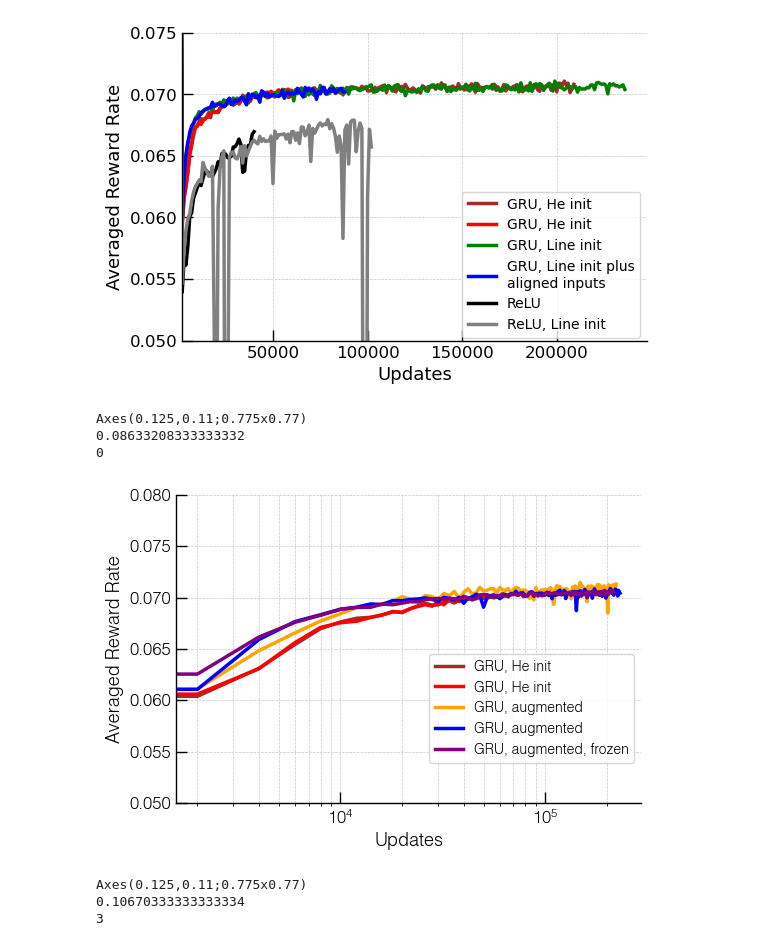
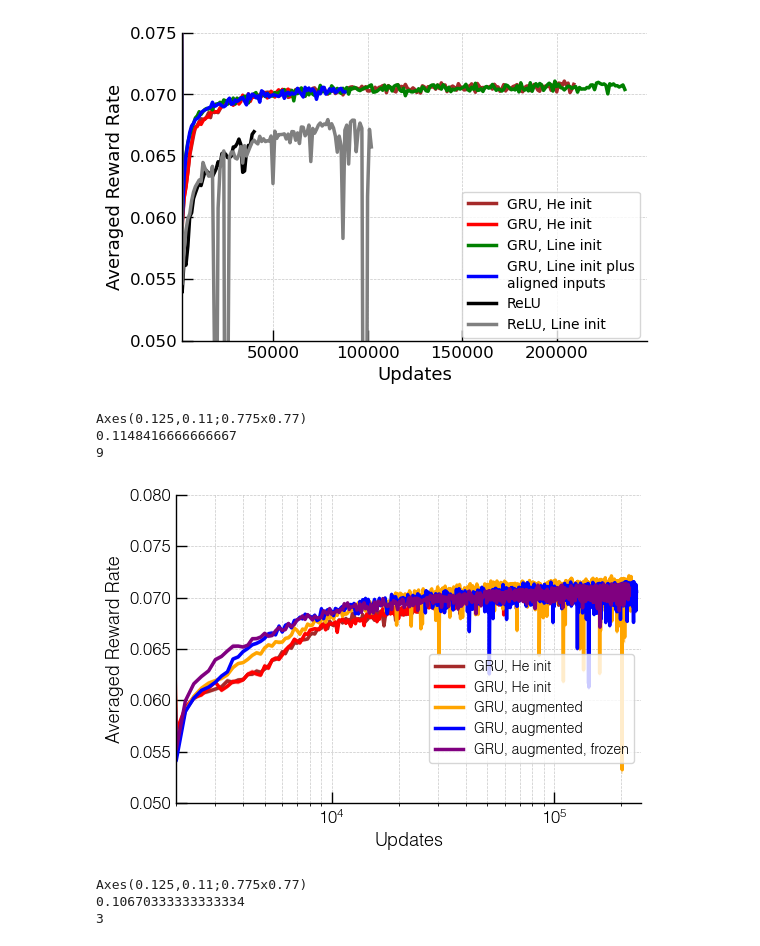
Before and after one commit to davidgbe/favorably_connected, a Jupyter notebook: code/notebooks/learning_baseline_exp_stoch_rewards.ipynb, the cells around one changed output. Cells and saved outputs as stored; diff of their text form; code cells hidden in the pictures.

```diff
--- a/code/notebooks/learning_baseline_exp_stoch_rewards.ipynb
+++ b/code/notebooks/learning_baseline_exp_stoch_rewards.ipynb
@@ -476,7 +476,7 @@ labels = [
 
 
 for i, data_dir in enumerate(data_dirs):
-    averaging_size = 2000
+    averaging_size = 200
     reduced_data = load_data(os.path.join(data_dir, '*.npy'), averaging_size=averaging_size)
 
     # Plot shaded region for standard error
@@ -509,38 +509,38 @@ for i, data_dir in enumerate(data_dirs):
 # )
 
 # Adjust axes limits
-# axs.set_xlim(0)
+axs.set_xlim(2000)
 axs.set_ylim(0.05, 0.08)
 axs.set_xscale('log')
 
 # Add labels and titles
 axs.set_ylabel('Averaged Reward Rate', fontsize=12)
 axs.set_xlabel('Updates', fontsize=12)
 
 # Customize tick parameters
 axs.tick_params(axis='both', direction='in', length=6, width=1.5, labelsize=10)
 
 # Thicken the axes lines
 axs.spines['top'].set_linewidth(1.5)
 axs.spines['right'].set_linewidth(1.5)
 axs.spines['bottom'].set_linewidth(1.5)
 axs.spines['left'].set_linewidth(1.5)
 
 # Add grid for better readability
 axs.grid(visible=True, which='both', linestyle='--', linewidth=0.5, alpha=0.7)
 
 # Add legend
 fig.legend(bbox_to_anchor=(0.9, 0.5), fontsize=10)
 format_plot(axs)
 
 # Print stats
 print(np.mean(reduced_data.T, axis=1).max())
 print(np.mean(reduced_data.T, axis=1).argmax())
 # %% [output]
 Axes(0.125,0.11;0.775x0.77)
-0.08633208333333332
-0
+0.1148416666666667
+9
-[figure, old version]
+[figure, new version]
 # %%
 scale = 1
 fig, axs = plt.subplots(1, 1, figsize=(6 * scale, 4 * scale))
```
Also changed, not shown: parts of 1 cell of this notebook, 1 other file.
